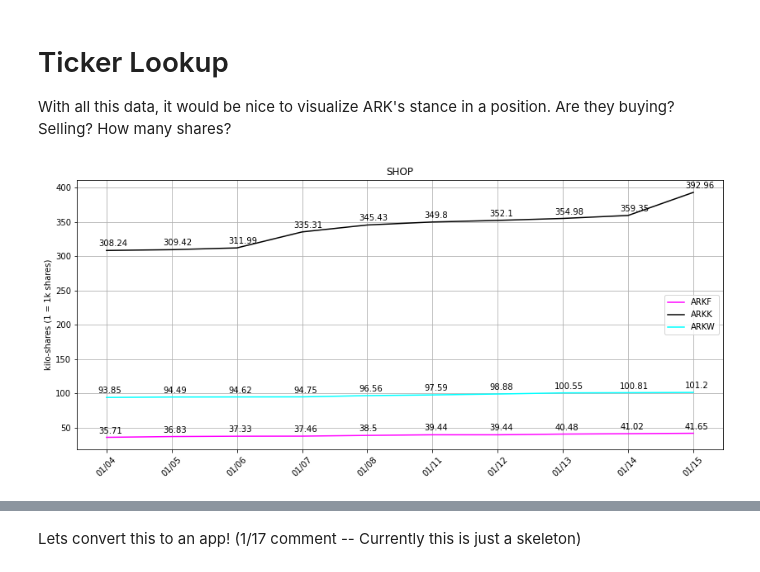
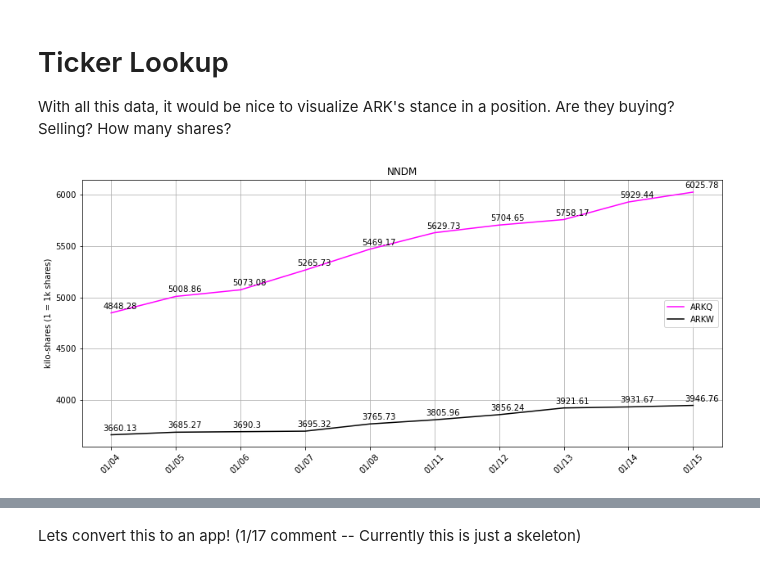
Before and after one commit to ShyuShiro/ARKFund_App, a Jupyter notebook: ARK Visualizations.ipynb, the cells around one changed output, grey strips where cells are left out. Cells and saved outputs as stored; diff of their text form; code cells hidden in the pictures.

```diff
--- a/ARK Visualizations.ipynb
+++ b/ARK Visualizations.ipynb
@@ -22,7 +22,7 @@ End game is to answer questions:
     - How long does it take (on average) for a position to be decently positive (>10%)?
     - ???
 # %%
-def set_dir(path = "E:\OneDrive - Georgia Institute of Technology\Desktop\ARK Fund CSV Files"):
+def set_dir(path = r"C:\Users\Brandon\Desktop\ARK Fund CSV Files"):
     import os
     os.chdir(path)
 set_dir()
@@ -517,32 +714,32 @@ def ticker_lookup(tickers,together=True,funds=None):
         plot_count = len(funds) #How many plots per fund
 
         for fund in funds:
 
             subset = df[df['fund']==fund.upper()]
             plt.subplot(1,plot_count,i)
             j = 0
 
             for ticker in tickers:
                 r = subset[subset['ticker']==ticker.upper()]
                 shares = log_reduction(r['shares'])
                 dates = np.arange(0,len(shares)) #Create arbitrary date axis
                 plt.plot(dates,shares,label=fund,color=colors[j])
                 plt.xticks(dates_label,rotation=45,labels=dates_vals) #Feed in arbirary axis with labels as the dates
                 for idx,Y in enumerate(shares):
                     plt.annotate(str(Y),xy=(idx,Y),xytext=(-10,5),textcoords='offset points')
                 j += 1
                 all_df = all_df.append(r) #df to return in case its useful
 
             plt.title(fund.upper())
             #plt.yticks([])
             plt.grid(axis='y')
             plt.tight_layout()
             if i == 1:
                 plt.ylabel("kilo-shares (1 = 1k shares)")
             if i == plot_count:
                 plt.legend(labels=tickers,loc="center right")
             i += 1
     return all_df
-a = ticker_lookup(tickers = ['SHOP'],together=True)
+a = ticker_lookup(tickers = ['NNDM'],together=True)
 # %% [output]
-[figure, old version]
+[figure, new version]
```
Also changed, not shown: parts of 14 cells of this notebook, 4 other files.
